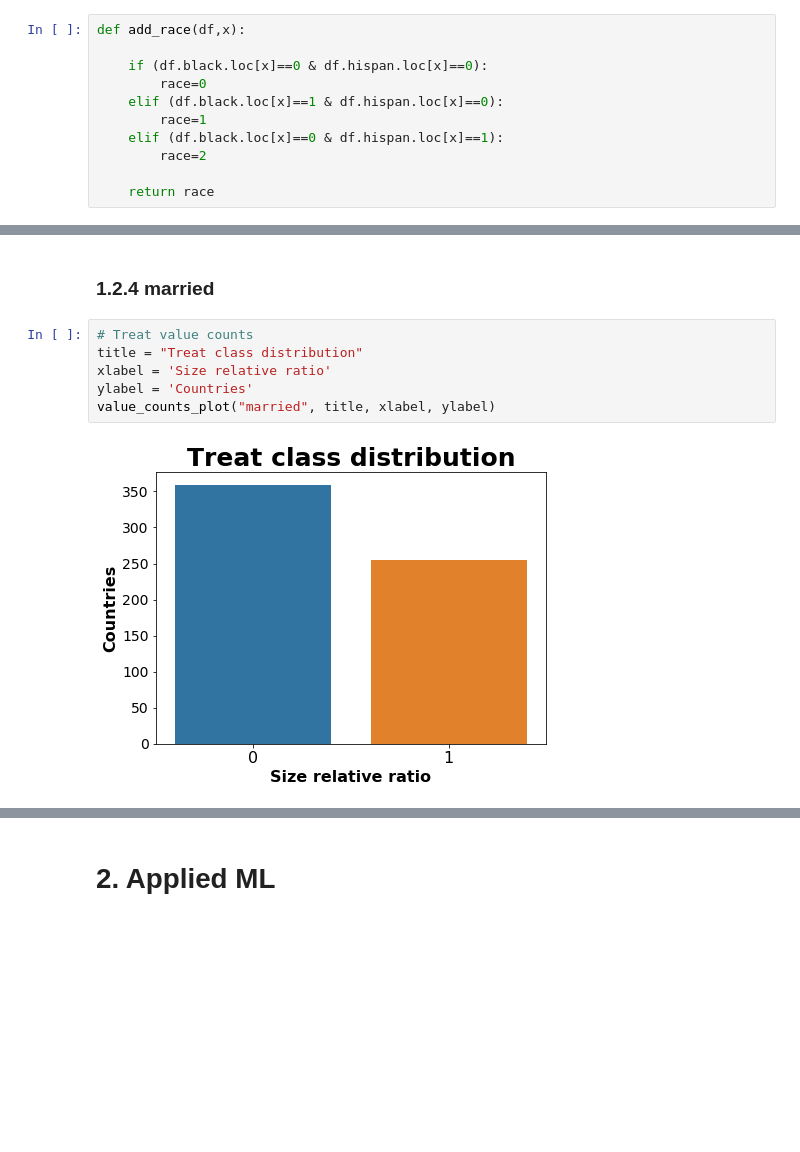
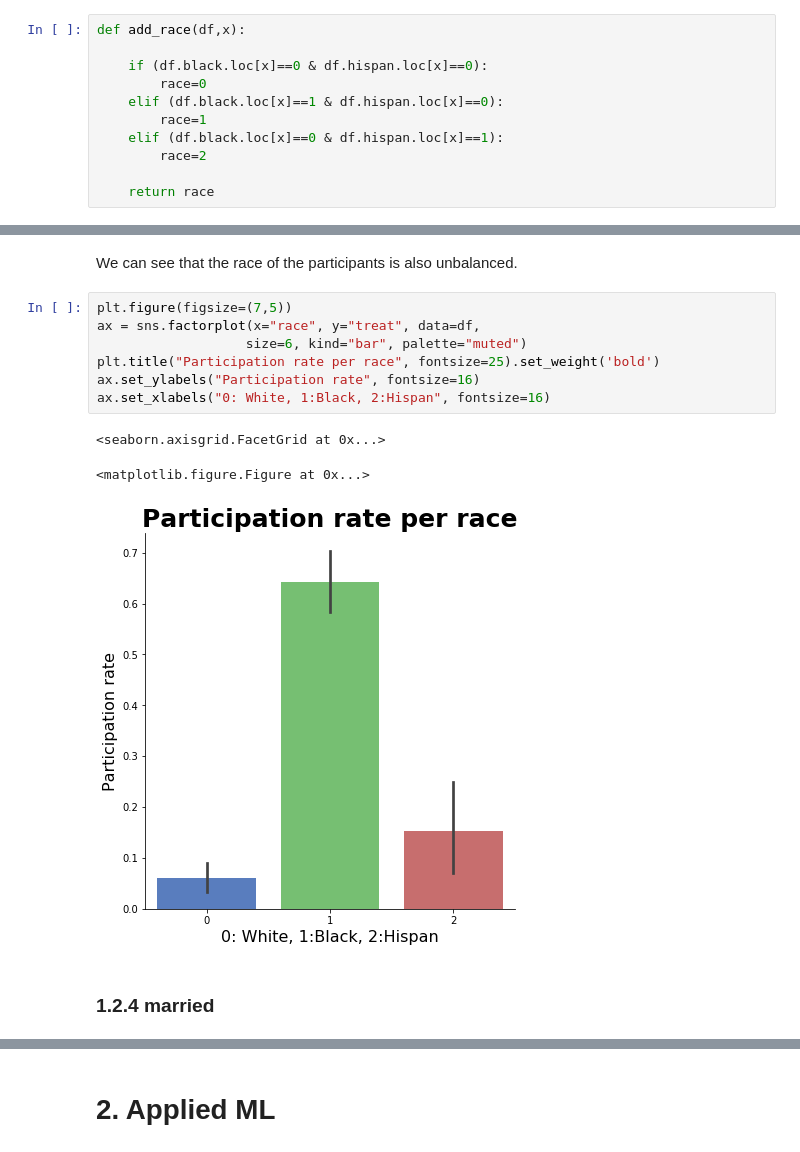
Before and after one commit to LucaZampieri/ADA_homework_LMX, a Jupyter notebook: 04 - Applied ML/Homework_04.ipynb, the cells around one changed output, grey strips where cells are left out. Cells and saved outputs as stored; diff of their text form; blank space fills up the shorter version.

```diff
--- a/04 - Applied ML/Homework_04.ipynb
+++ b/04 - Applied ML/Homework_04.ipynb
@@ -400,10 +414,15 @@ df
+# %% [markdown]
+We can see that the race of the participants is also unbalanced.
+# %%
+plt.figure(figsize=(7,5))
+ax = sns.factorplot(x="race", y="treat", data=df,
+                   size=6, kind="bar", palette="muted")
+plt.title("Participation rate per race", fontsize=25).set_weight('bold')
+ax.set_ylabels("Participation rate", fontsize=16)
+ax.set_xlabels("0: White, 1:Black, 2:Hispan", fontsize=16)
+# %% [output]
+<seaborn.axisgrid.FacetGrid at 0x...>
+<matplotlib.figure.Figure at 0x...>
+[figure, added]
 # %% [markdown]
 ### 1.2.4 married
-# %%
-# Treat value counts
-title = "Treat class distribution"
-xlabel = 'Size relative ratio'
-ylabel = 'Countries'
-value_counts_plot("married", title, xlabel, ylabel)
-# %% [output]
-[figure, removed]
```
Also changed, not shown: parts of 25 cells of this notebook, 25 other files.
